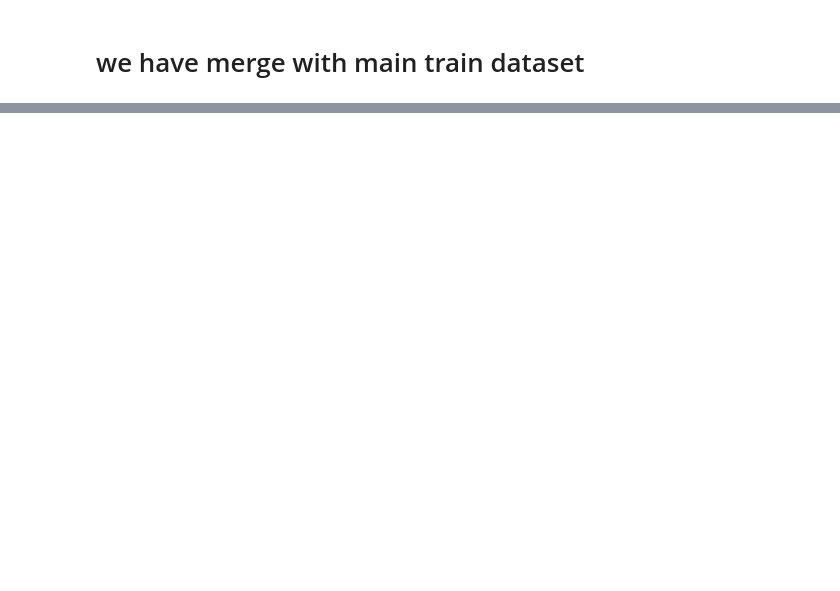
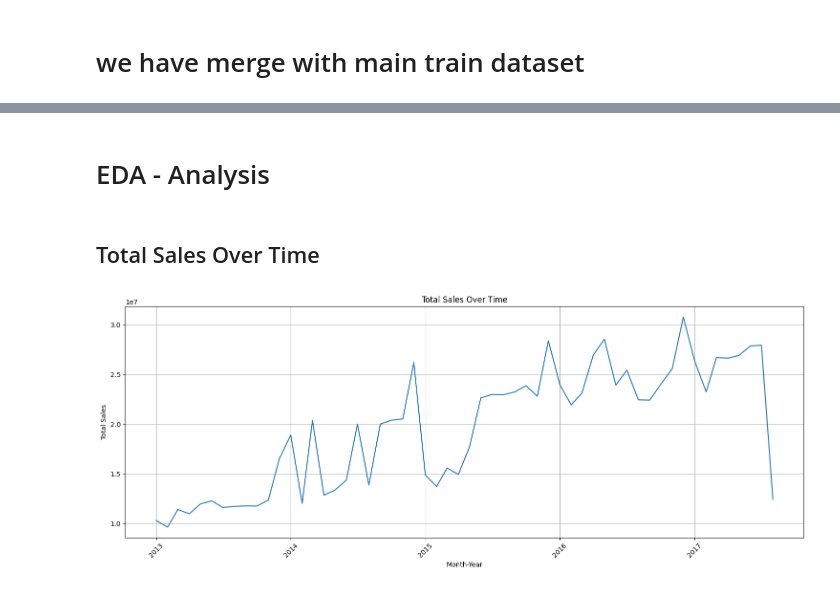
Before and after one commit to SuryaSB2024/Sales_Forcasting, a Jupyter notebook: Sales_forcasting_WBeyond_Assessment.ipynb, the cells around one changed output, grey strips where cells are left out. Drawn from its saved outputs; the diff is of its cells as text; code cells hidden in the pictures; blank space fills up the shorter version.

```diff
--- a/Sales_forcasting_WBeyond_Assessment.ipynb
+++ b/Sales_forcasting_WBeyond_Assessment.ipynb
@@ -84,11 +130,11 @@ train['date'] = pd.to_datetime(train['date'], format='%Y-%m-%d')
 # %% [markdown]
 # we have merge with main train dataset
 # %%
-# Merge oil and holidays on 'date'
-oil_holidays = pd.merge(oil, holidays, on='date', how='outer')
+# # Merge oil and holidays on 'date'
+# oil_holidays = pd.merge(oil, holidays, on='date', how='outer')
 
-# Perform a cross join between stores and oil_holidays
-stores['key'] = 1
-oil_holidays['key'] = 1
+# # Perform a cross join between stores and oil_holidays
+# stores['key'] = 1
+# oil_holidays['key'] = 1
 
-merged_df = pd.merge(stores, oil_holidays, on='key').drop('key', axis=1)
+# merged_df = pd.merge(stores, oil_holidays, on='key').drop('key', axis=1)
@@ -128,2 +252,2 @@ df.isnull().sum()
 # %%
-holidays_events
+df['dcoilwtico'] = df['dcoilwtico'].interpolate(method='linear', limit_direction='both')
@@ -129,0 +322,2 @@ holidays_events
+# %%
+df = df.drop(['locale', 'type_y', 'locale_name', 'description', 'transferred'], axis=1)
@@ -129,0 +333,6 @@ holidays_events
+# %%
+df['month_year'] = df['date'].dt.to_period('M')
+
+# Group by month_year and sum sales
+monthly_sales = df.groupby('month_year')['sales'].sum().reset_index()
+monthly_sales['month_year'] = monthly_sales['month_year'].dt.to_timestamp()
@@ -129,0 +455,16 @@ holidays_events
+# %% [markdown]
+# EDA - Analysis
+# %% [markdown]
+## Total Sales Over Time
+# %%
+plt.figure(figsize=(15, 6))
+sns.lineplot(x='month_year', y='sales', data=monthly_sales)
+plt.title('Total Sales Over Time')
+plt.xlabel('Month-Year')
+plt.ylabel('Total Sales')
+plt.xticks(rotation=45)
+plt.grid(True)
+plt.tight_layout()
+plt.show()
+# %% [output]
+[figure, added]
```
Also changed, not shown: parts of 89 cells of this notebook.
